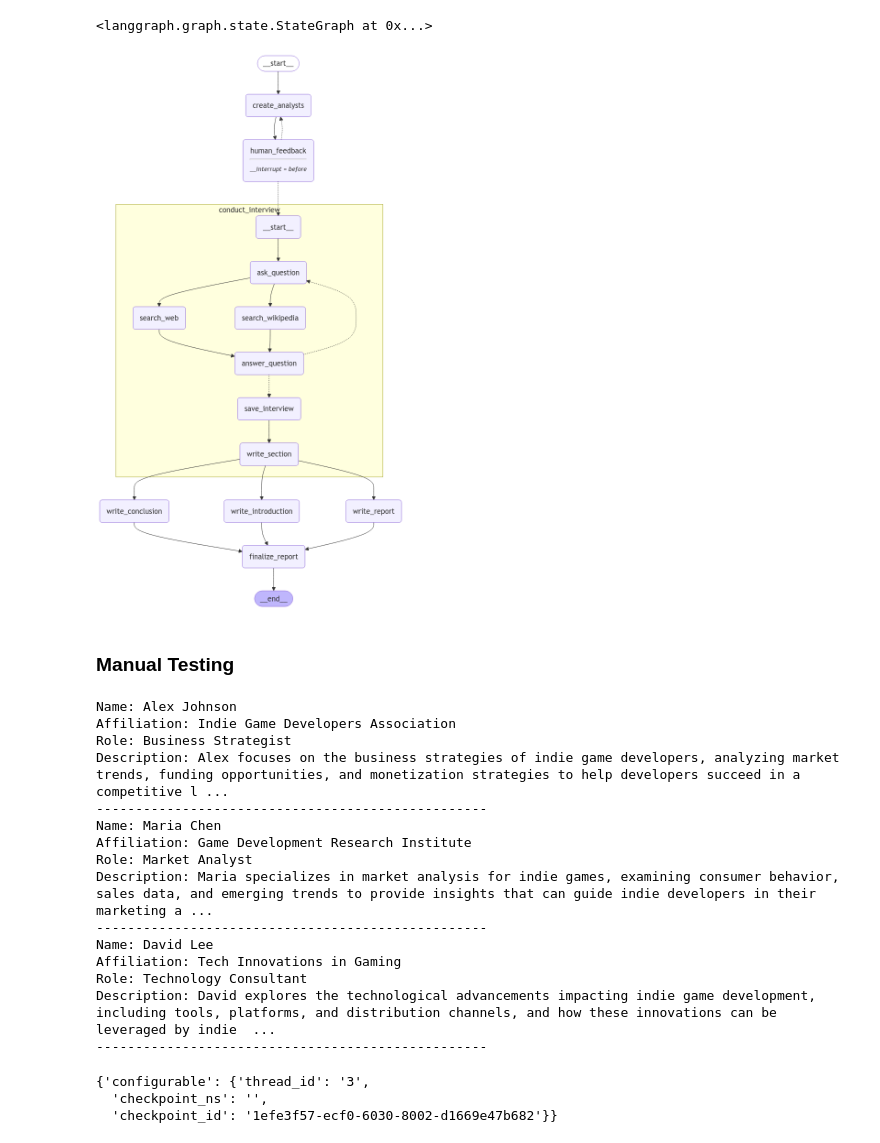
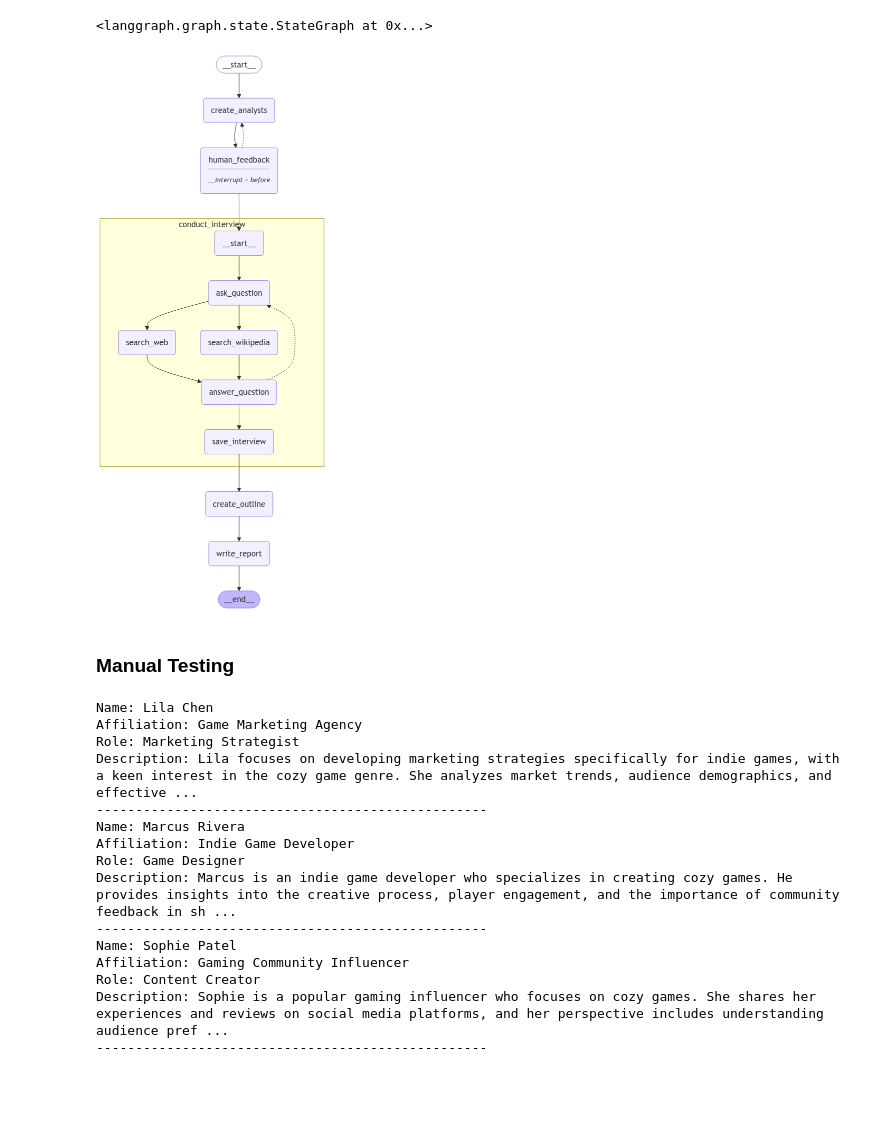
Before and after one commit to maumruiz/ai-research-assistant, a Jupyter notebook: ai/test_overall.ipynb, the cells around one changed output. Saved outputs shown, nothing was run; the diff lists cells and outputs as text; code cells hidden in the pictures; blank space fills up the shorter version.

```diff
--- a/ai/test_overall.ipynb
+++ b/ai/test_overall.ipynb
@@ -22,7 +22,6 @@ interview_builder.add_node("search_web", search_web)
 interview_builder.add_node("search_wikipedia", search_wikipedia)
 interview_builder.add_node("answer_question", generate_answer)
 interview_builder.add_node("save_interview", save_interview)
-interview_builder.add_node("write_section", write_section)
 
 # Flow
 interview_builder.add_edge(START, "ask_question")
@@ -31,42 +30,37 @@ interview_builder.add_edge("ask_question", "search_wikipedia")
 interview_builder.add_edge("search_web", "answer_question")
 interview_builder.add_edge("search_wikipedia", "answer_question")
 interview_builder.add_conditional_edges("answer_question", route_messages,['ask_question','save_interview'])
-interview_builder.add_edge("save_interview", "write_section")
-interview_builder.add_edge("write_section", END)
+interview_builder.add_edge("save_interview", END)
 # %% [output]
 <langgraph.graph.state.StateGraph at 0x...>
 # %%
 builder = StateGraph(ResearchGraphState)
 builder.add_node("create_analysts", create_analysts)
 builder.add_node("human_feedback", human_feedback)
 builder.add_node("conduct_interview", interview_builder.compile())
-builder.add_node("write_report",write_report)
-builder.add_node("write_introduction",write_introduction)
-builder.add_node("write_conclusion",write_conclusion)
-builder.add_node("finalize_report",finalize_report)
+builder.add_node("create_outline", create_outline)
+builder.add_node("write_report", write_report)
 
 # Logic
 builder.add_edge(START, "create_analysts")
 builder.add_edge("create_analysts", "human_feedback")
 builder.add_conditional_edges("human_feedback", initiate_all_interviews, ["create_analysts", "conduct_interview"])
-builder.add_edge("conduct_interview", "write_report")
-builder.add_edge("conduct_interview", "write_introduction")
-builder.add_edge("conduct_interview", "write_conclusion")
-builder.add_edge(["write_conclusion", "write_report", "write_introduction"], "finalize_report")
-builder.add_edge("finalize_report", END)
+builder.add_edge("conduct_interview", "create_outline")
+builder.add_edge("create_outline", "write_report")
+builder.add_edge("write_report", END)
 
 # Compile
 memory = MemorySaver()
 graph = builder.compile(interrupt_before=['human_feedback'], checkpointer=memory)
 display(Image(graph.get_graph(xray=1).draw_mermaid_png()))
 # %% [output]
-[figure, old version]
+[figure, new version]
 # %% [markdown]
 ### Manual Testing
 # %%
 # Inputs
 max_analysts = 3
-topic = "The current state of game development for indie developers from a business perspective"
+topic = "Marketing cozy games for steam"
 thread = {"configurable": {"thread_id": "3"}}
 
 # Run the graph until the first interruption
@@ -84,28 +78,24 @@ for event in graph.stream({"topic":topic,
             print(f"Description: {analyst.description}")
             print("-" * 50)
 # %% [output]
-Name: Alex Johnson
-Affiliation: Indie Game Developers Association
-Role: Business Strategist
-Description: Alex focuses on the business strategies of indie game developers, analyzing market trends, funding opportunities, and monetization strategies to help developers succeed in a competitive l ...
+Name: Lila Chen
+Affiliation: Game Marketing Agency
+Role: Marketing Strategist
+Description: Lila focuses on developing marketing strategies specifically for indie games, with a keen interest in the cozy game genre. She analyzes market trends, audience demographics, and effective ...
 --------------------------------------------------
-Name: Maria Chen
-Affiliation: Game Development Research Institute
-Role: Market Analyst
-Description: Maria specializes in market analysis for indie games, examining consumer behavior, sales data, and emerging trends to provide insights that can guide indie developers in their marketing a ...
+Name: Marcus Rivera
+Affiliation: Indie Game Developer
+Role: Game Designer
+Description: Marcus is an indie game developer who specializes in creating cozy games. He provides insights into the creative process, player engagement, and the importance of community feedback in sh ...
 --------------------------------------------------
-Name: David Lee
-Affiliation: Tech Innovations in Gaming
-Role: Technology Consultant
-Description: David explores the technological advancements impacting indie game development, including tools, platforms, and distribution channels, and how these innovations can be leveraged by indie  ...
+Name: Sophie Patel
+Affiliation: Gaming Community Influencer
+Role: Content Creator
+Description: Sophie is a popular gaming influencer who focuses on cozy games. She shares her experiences and reviews on social media platforms, and her perspective includes understanding audience pref ...
 --------------------------------------------------
 # %%
 graph.update_state(thread, {"human_analyst_feedback":
                                 "Instead of the Technology Consultant, add a solo game developer"}, as_node="human_feedback")
-# %% [output]
-{'configurable': {'thread_id': '3',
-  'checkpoint_ns': '',
-  'checkpoint_id': '1efe3f57-ecf0-6030-8002-d1669e47b682'}}
 # %%
 # Check
 for event in graph.stream(None, thread, stream_mode="values"):
```
Also changed, not shown: parts of 6 cells of this notebook, 5 other files.
